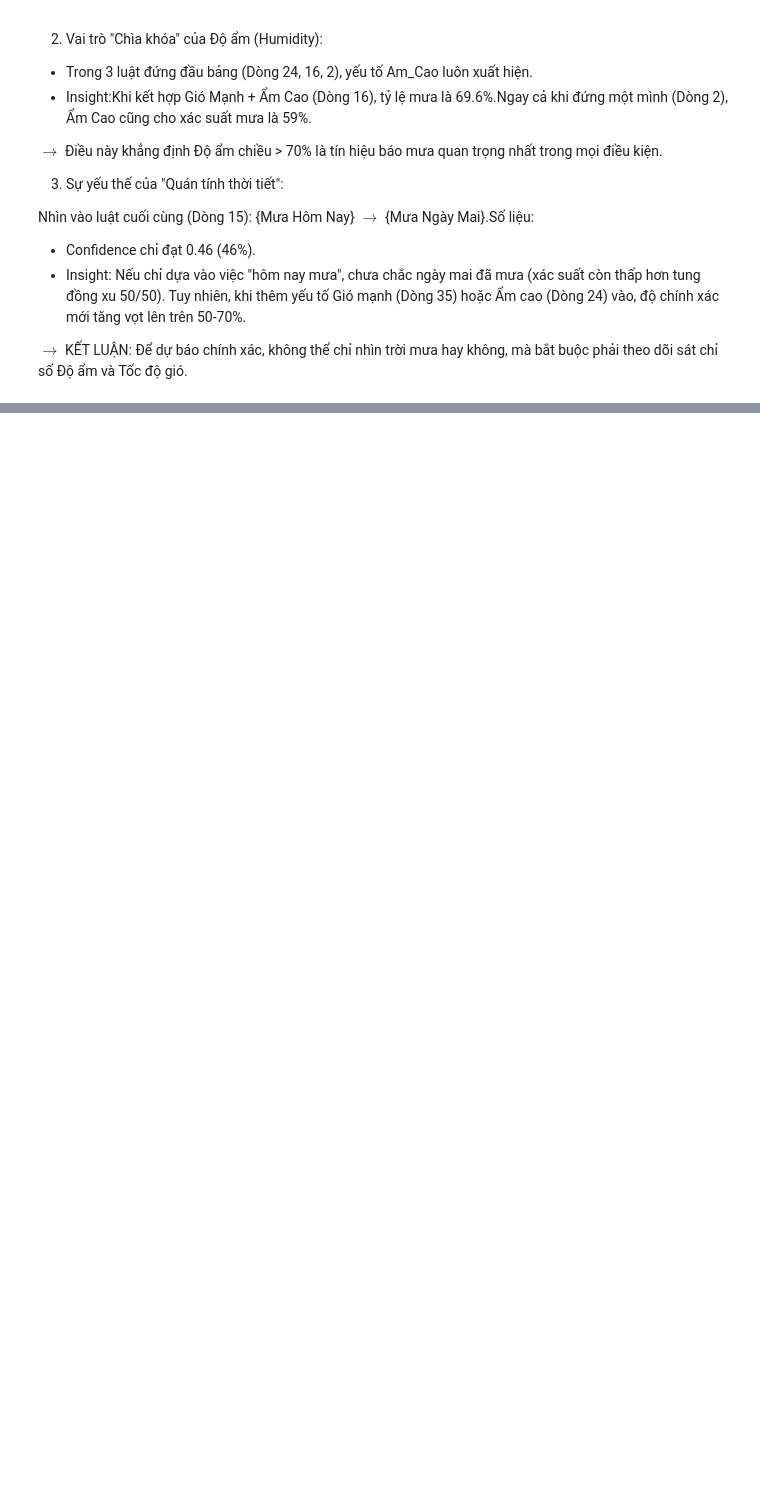
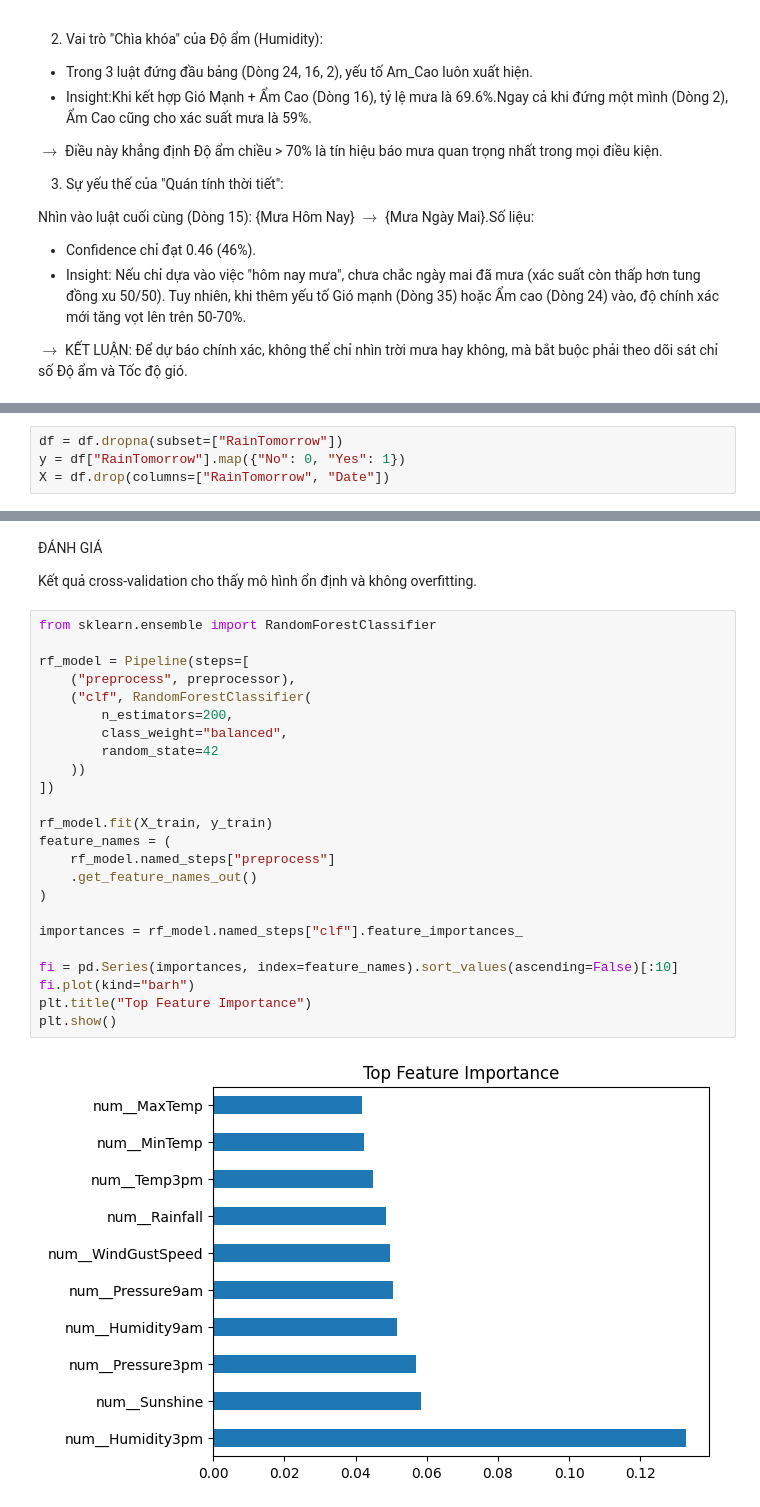
Before and after one commit to tuonglong1012/Khai_Pha_Cuoi_Ky, a Jupyter notebook: phantiepcuaLong.ipynb, the cells around one changed output, grey strips where cells are left out. Drawn from its saved outputs; the diff is of its cells as text; blank space fills up the shorter version.

```diff
--- a/phantiepcuaLong.ipynb
+++ b/phantiepcuaLong.ipynb
@@ -986,0 +980,4 @@ $\rightarrow$ KẾT LUẬN: Để dự báo chính xác, không thể chỉ nhì
+# %%
+df = df.dropna(subset=["RainTomorrow"])
+y = df["RainTomorrow"].map({"No": 0, "Yes": 1})
+X = df.drop(columns=["RainTomorrow", "Date"])
@@ -986,0 +1120,30 @@ $\rightarrow$ KẾT LUẬN: Để dự báo chính xác, không thể chỉ nhì
+# %% [markdown]
+ĐÁNH GIÁ
+
+Kết quả cross-validation cho thấy mô hình ổn định và không overfitting.
+# %%
+from sklearn.ensemble import RandomForestClassifier
+
+rf_model = Pipeline(steps=[
+    ("preprocess", preprocessor),
+    ("clf", RandomForestClassifier(
+        n_estimators=200,
+        class_weight="balanced",
+        random_state=42
+    ))
+])
+
+rf_model.fit(X_train, y_train)
+feature_names = (
+    rf_model.named_steps["preprocess"]
+    .get_feature_names_out()
+)
+
+importances = rf_model.named_steps["clf"].feature_importances_
+
+fi = pd.Series(importances, index=feature_names).sort_values(ascending=False)[:10]
+fi.plot(kind="barh")
+plt.title("Top Feature Importance")
+plt.show()
+# %% [output]
+[figure, added]
```
Also changed, not shown: parts of 56 cells of this notebook, 1 other file.
